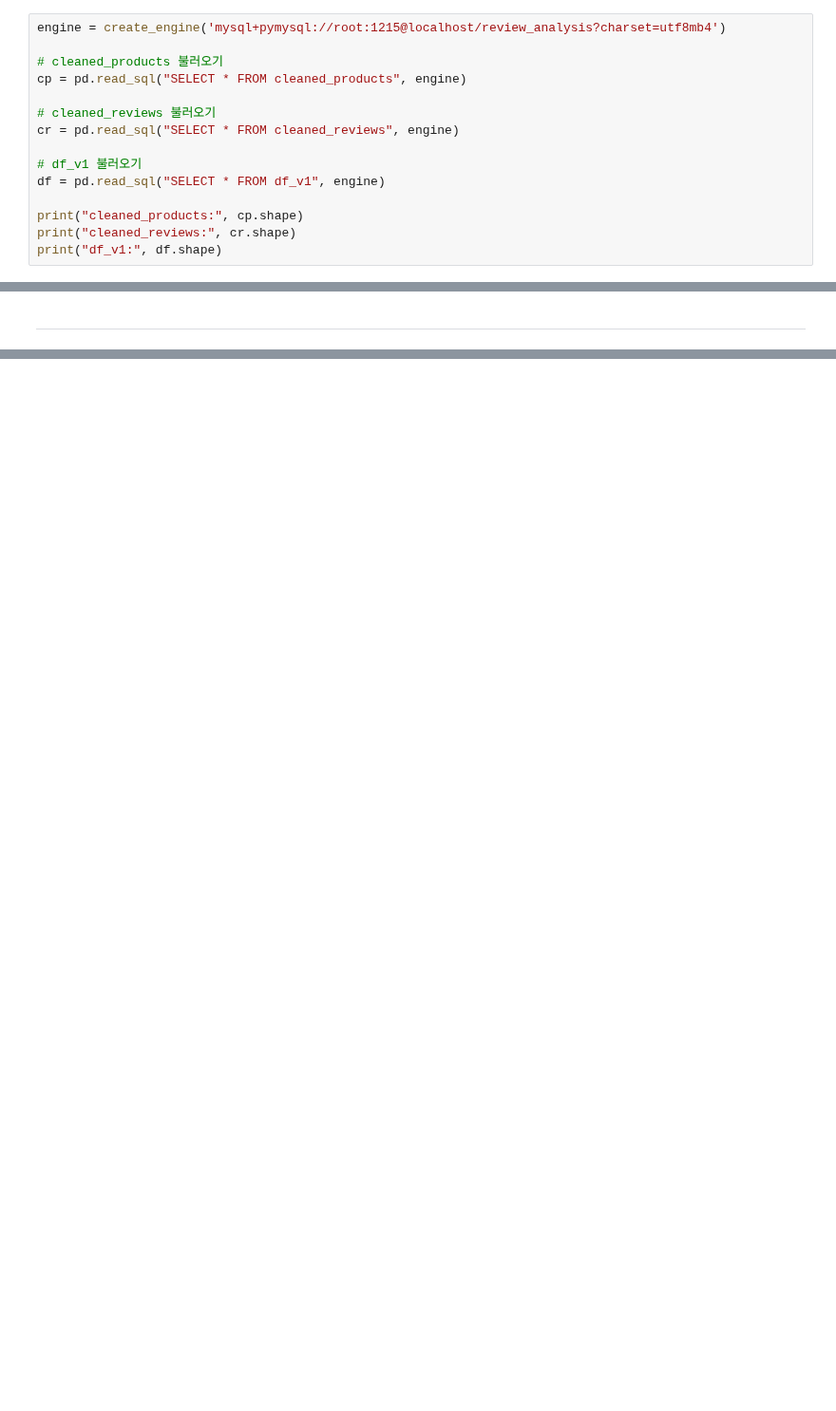
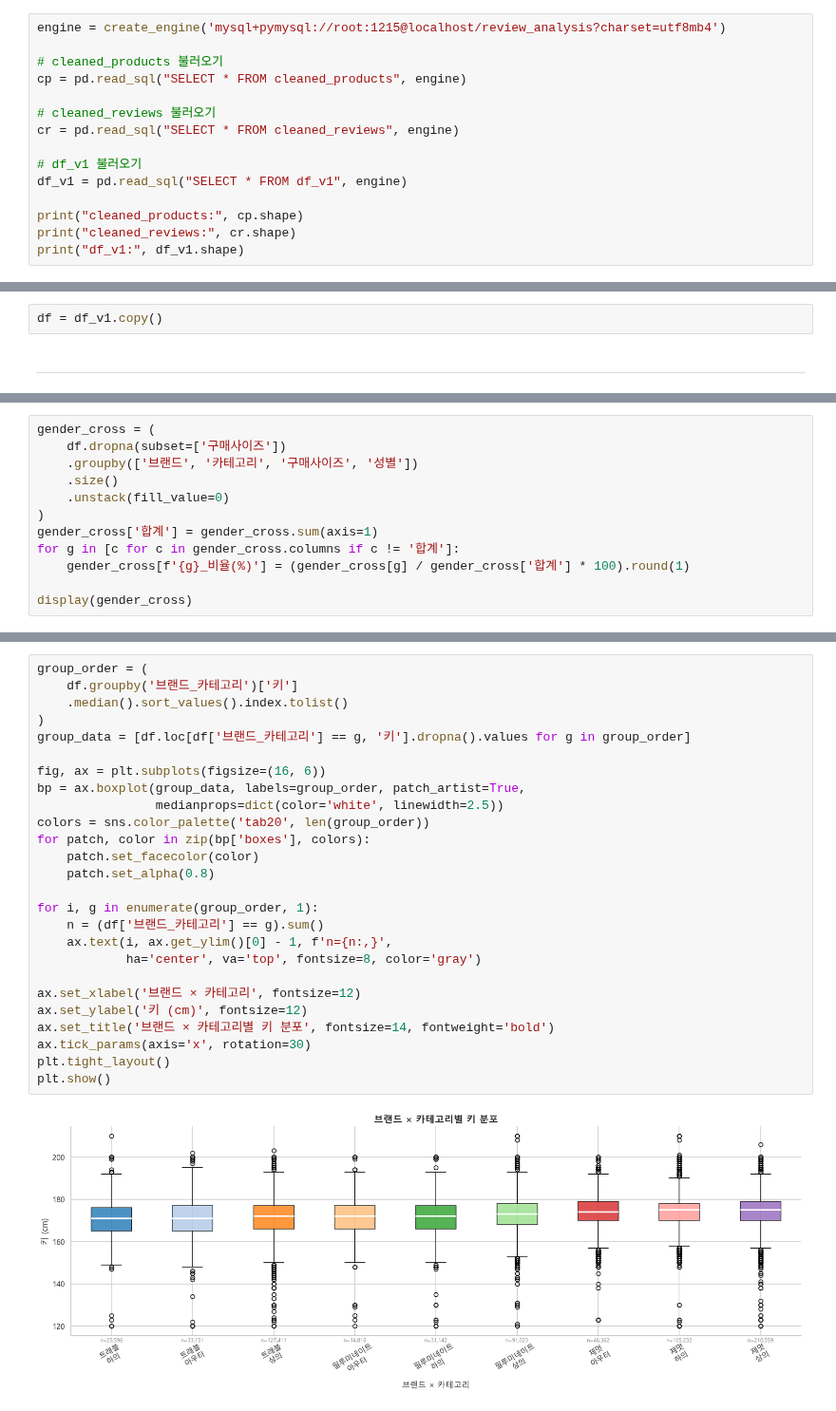
Before and after one commit to yoohengu/review_analysis_filluminate, a Jupyter notebook: yhg/04_eda.ipynb, the cells around one changed output, grey strips where cells are left out. Shown at 95% size. Drawn from its saved outputs; the diff is of its cells as text; blank space fills up the shorter version.

```diff
--- a/yhg/04_eda.ipynb
+++ b/yhg/04_eda.ipynb
@@ -41,14 +42,16 @@ cp = pd.read_sql("SELECT * FROM cleaned_products", engine)
 cr = pd.read_sql("SELECT * FROM cleaned_reviews", engine)
 
 # df_v1 불러오기
-df = pd.read_sql("SELECT * FROM df_v1", engine)
+df_v1 = pd.read_sql("SELECT * FROM df_v1", engine)
 
 print("cleaned_products:", cp.shape)
 print("cleaned_reviews:", cr.shape)
-print("df_v1:", df.shape)
+print("df_v1:", df_v1.shape)
 # %% [output]
 cleaned_products: (2948, 17)
 cleaned_reviews: (685292, 45)
 df_v1: (685292, 61)
+# %%
+df = df_v1.copy()
 # %% [markdown]
 ---
@@ -54,0 +118,12 @@ df_v1: (685292, 61)
+# %%
+gender_cross = (
+    df.dropna(subset=['구매사이즈'])
+    .groupby(['브랜드', '카테고리', '구매사이즈', '성별'])
+    .size()
+    .unstack(fill_value=0)
+)
+gender_cross['합계'] = gender_cross.sum(axis=1)
+for g in [c for c in gender_cross.columns if c != '합계']:
+    gender_cross[f'{g}_비율(%)'] = (gender_cross[g] / gender_cross['합계'] * 100).round(1)
+
+display(gender_cross)
@@ -54,0 +181,28 @@ df_v1: (685292, 61)
+# %%
+group_order = (
+    df.groupby('브랜드_카테고리')['키']
+    .median().sort_values().index.tolist()
+)
+group_data = [df.loc[df['브랜드_카테고리'] == g, '키'].dropna().values for g in group_order]
+
+fig, ax = plt.subplots(figsize=(16, 6))
+bp = ax.boxplot(group_data, labels=group_order, patch_artist=True,
+                medianprops=dict(color='white', linewidth=2.5))
+colors = sns.color_palette('tab20', len(group_order))
+for patch, color in zip(bp['boxes'], colors):
+    patch.set_facecolor(color)
+    patch.set_alpha(0.8)
+
+for i, g in enumerate(group_order, 1):
+    n = (df['브랜드_카테고리'] == g).sum()
+    ax.text(i, ax.get_ylim()[0] - 1, f'n={n:,}',
+            ha='center', va='top', fontsize=8, color='gray')
+
+ax.set_xlabel('브랜드 × 카테고리', fontsize=12)
+ax.set_ylabel('키 (cm)', fontsize=12)
+ax.set_title('브랜드 × 카테고리별 키 분포', fontsize=14, fontweight='bold')
+ax.tick_params(axis='x', rotation=30)
+plt.tight_layout()
+plt.show()
+# %% [output]
+[figure, added]
```
Also changed, not shown: parts of 34 cells of this notebook, 1 other file.
